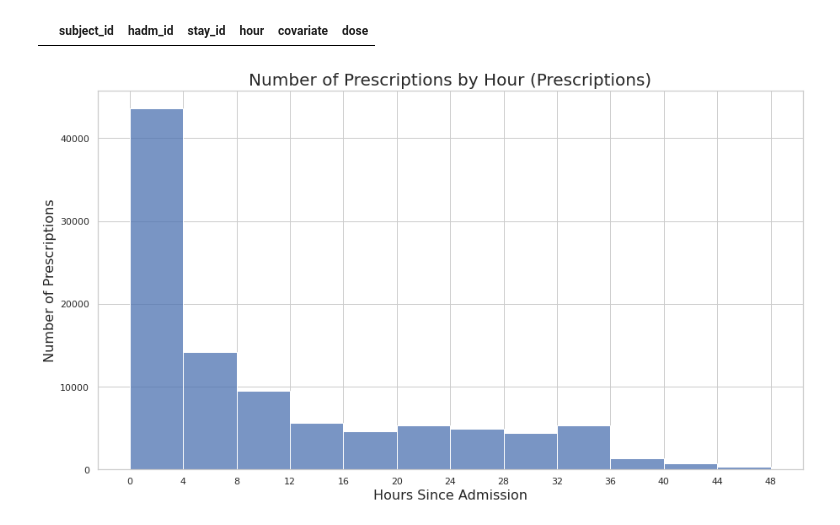
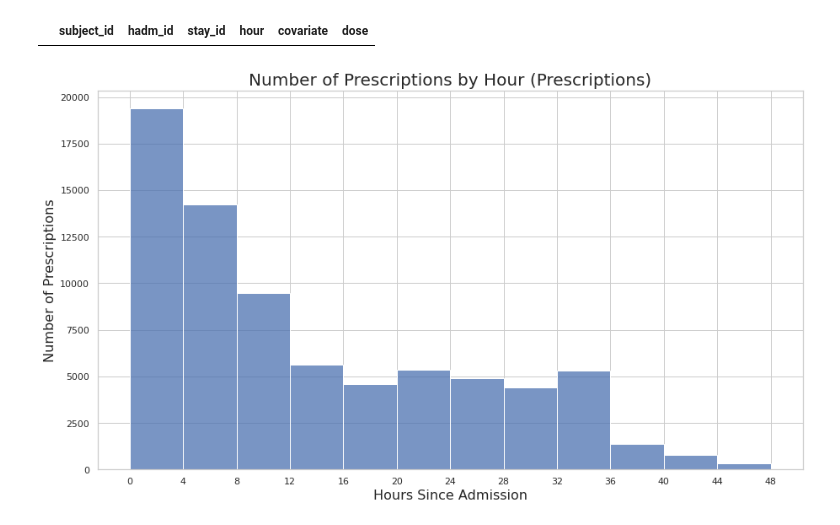
Before and after one commit to suvdzul/Reproduce-RNN-paper, a Jupyter notebook: analyze/Exploratory_Analysis.ipynb, the cells around one changed output. Saved outputs shown, nothing was run; the diff lists cells and outputs as text; code cells hidden in the pictures.

```diff
--- a/analyze/Exploratory_Analysis.ipynb
+++ b/analyze/Exploratory_Analysis.ipynb
@@ -446,17 +443,16 @@ drug[drug['hour']>48]
 # %% [output]
 |  | subject_id | hadm_id | stay_id | hour | covariate | dose |
 # %%
-drug['hour'] = np.where((drug.hour < 0), 0, drug.hour)
-drug['hour'] = np.where((drug.hour > 48), 48, drug.hour)
+drug = drug[(1 <= drug['hour']) & (drug['hour']<= 48)]
 # %%
 # Plotting events by hours (starttime - admittime)
 fig, ax = plt.subplots()
 sns.set(style="ticks", font_scale=1)
-sns.histplot(data=drug, x='hour',bins=12, ax=ax)
+sns.histplot(data=drug, x='hour',bins=[0,4,8,12,16,20,24,28,32,36,40,44,48], ax=ax)
 ax.set_xticks(range(0,52,4))
 plt.xlabel("Hours Since Admission", fontsize=16)
 plt.ylabel("Number of Prescriptions", fontsize=16)
 plt.title("Number of Prescriptions by Hour (Prescriptions)", fontsize=20)
 plt.show(sns)
 # %% [output]
-[figure, old version]
+[figure, new version]
```
Also changed, not shown: parts of 7 cells of this notebook.
